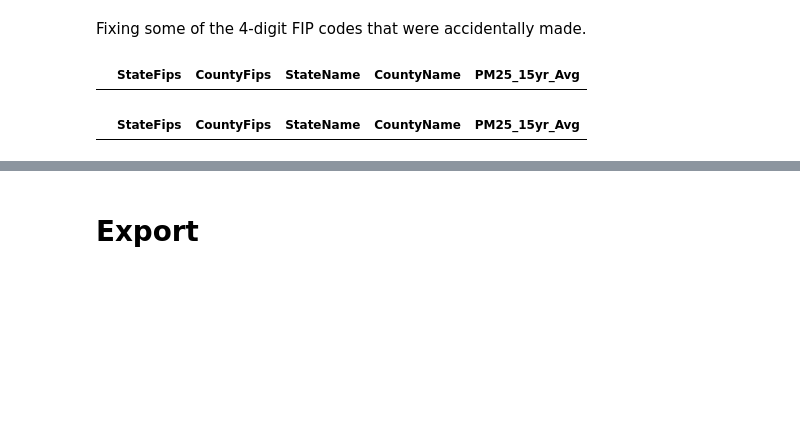
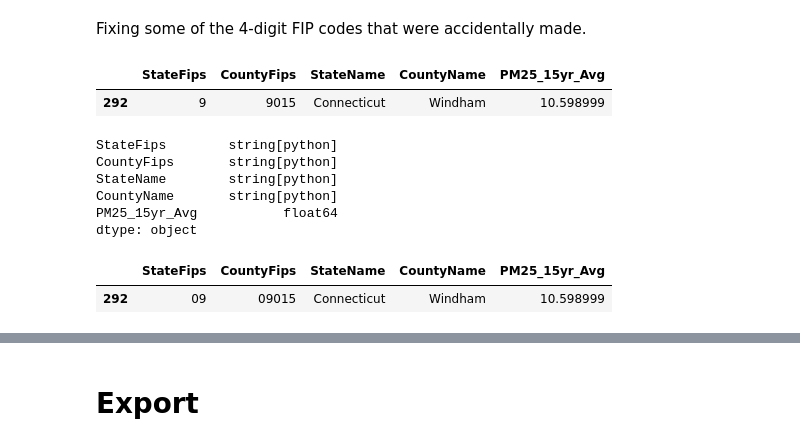
Before and after one commit to Quinnj06/APDataFinal, a Jupyter notebook: Air Quality/AirQualityCleaning.ipynb, the cells around one changed output, grey strips where cells are left out. Saved outputs shown, nothing was run; the diff lists cells and outputs as text; code cells hidden in the pictures; blank space fills up the shorter version.

Commit message:
Air Quality cleaning Finish
Completes the air quality cleaning and matches it to the other dataset.

```diff
--- a/Air Quality/AirQualityCleaning.ipynb
+++ b/Air Quality/AirQualityCleaning.ipynb
@@ -1,7 +1,7 @@
 # %%
 import pandas as pd
 
-air = pd.read_csv("Data/Air_Quality.csv")
+air = pd.read_csv("Air_Quality_Dataset.csv")
 
 print(air.head())
 print(air.dtypes)
@@ -226,10 +213,25 @@ Fixing some of the 4-digit FIP codes that were accidentally made.
 avg_pm25[avg_pm25['CountyFips'] == 9015]
 # %% [output]
 |  | StateFips | CountyFips | StateName | CountyName | PM25_15yr_Avg |
+| 292 | 9 | 9015 | Connecticut | Windham | 10.598999 |
+# %%
+# changing the FIP codes into strings for easier padding and consistent data types
+avg_pm25["StateFips"] = avg_pm25["StateFips"].astype("string")
+avg_pm25["CountyFips"] = avg_pm25["CountyFips"].astype("string")
+avg_pm25.dtypes
+# %% [output]
+StateFips        string[python]
+CountyFips       string[python]
+StateName        string[python]
+CountyName       string[python]
+PM25_15yr_Avg           float64
+dtype: object
 # %%
-avg_pm25["CountyFips"] = avg_pm25["CountyFips"].astype(str).str.zfill(5)
+avg_pm25["CountyFips"] = avg_pm25["CountyFips"].str.zfill(5)
+avg_pm25["StateFips"] = avg_pm25["StateFips"].str.zfill(2)
 # %%
 # check to see if cleaning worked
-avg_pm25[avg_pm25['CountyFips'] == 9015]
+avg_pm25[avg_pm25['CountyFips'] == "09015"]
 # %% [output]
 |  | StateFips | CountyFips | StateName | CountyName | PM25_15yr_Avg |
+| 292 | 09 | 09015 | Connecticut | Windham | 10.598999 |
```
Also changed, not shown: parts of 6 cells of this notebook, 3 other files.
